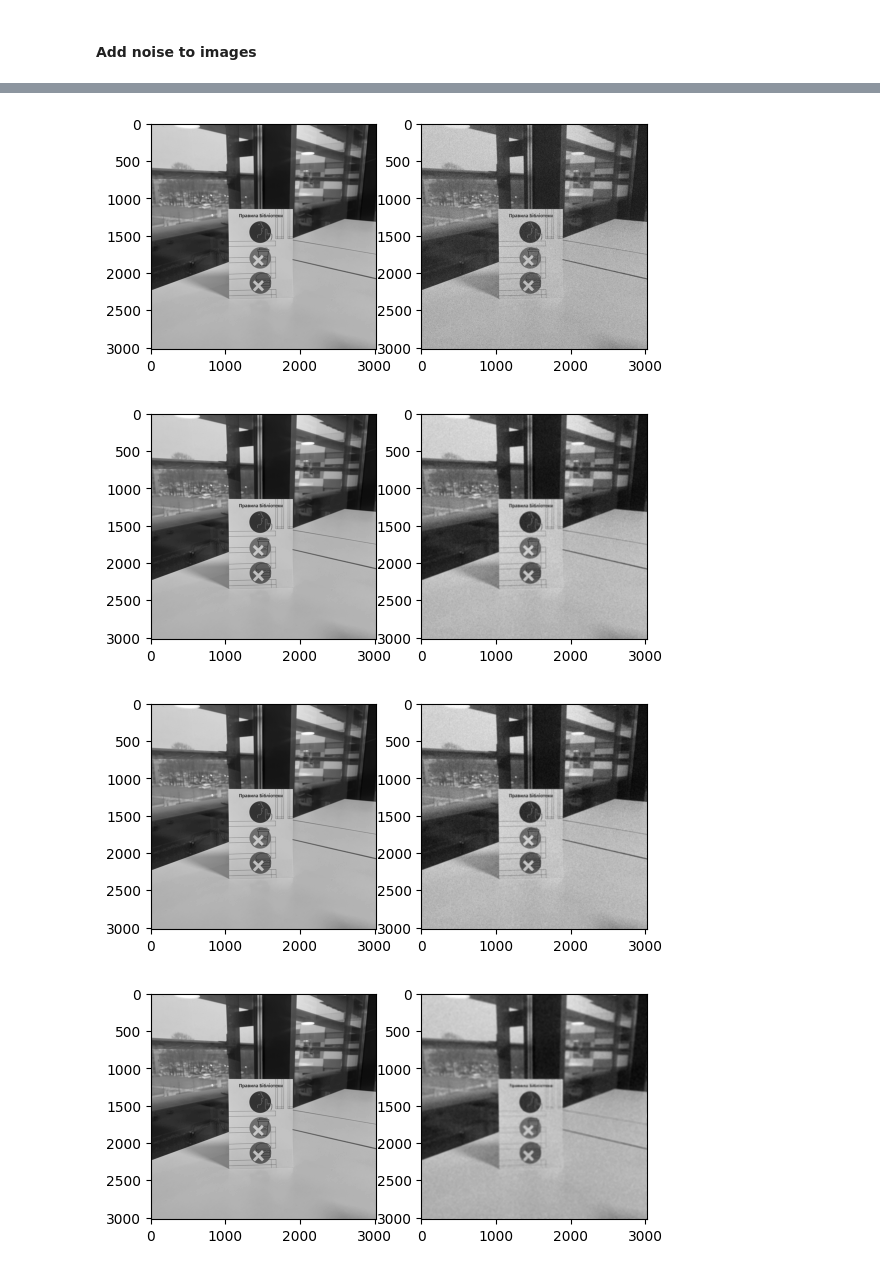
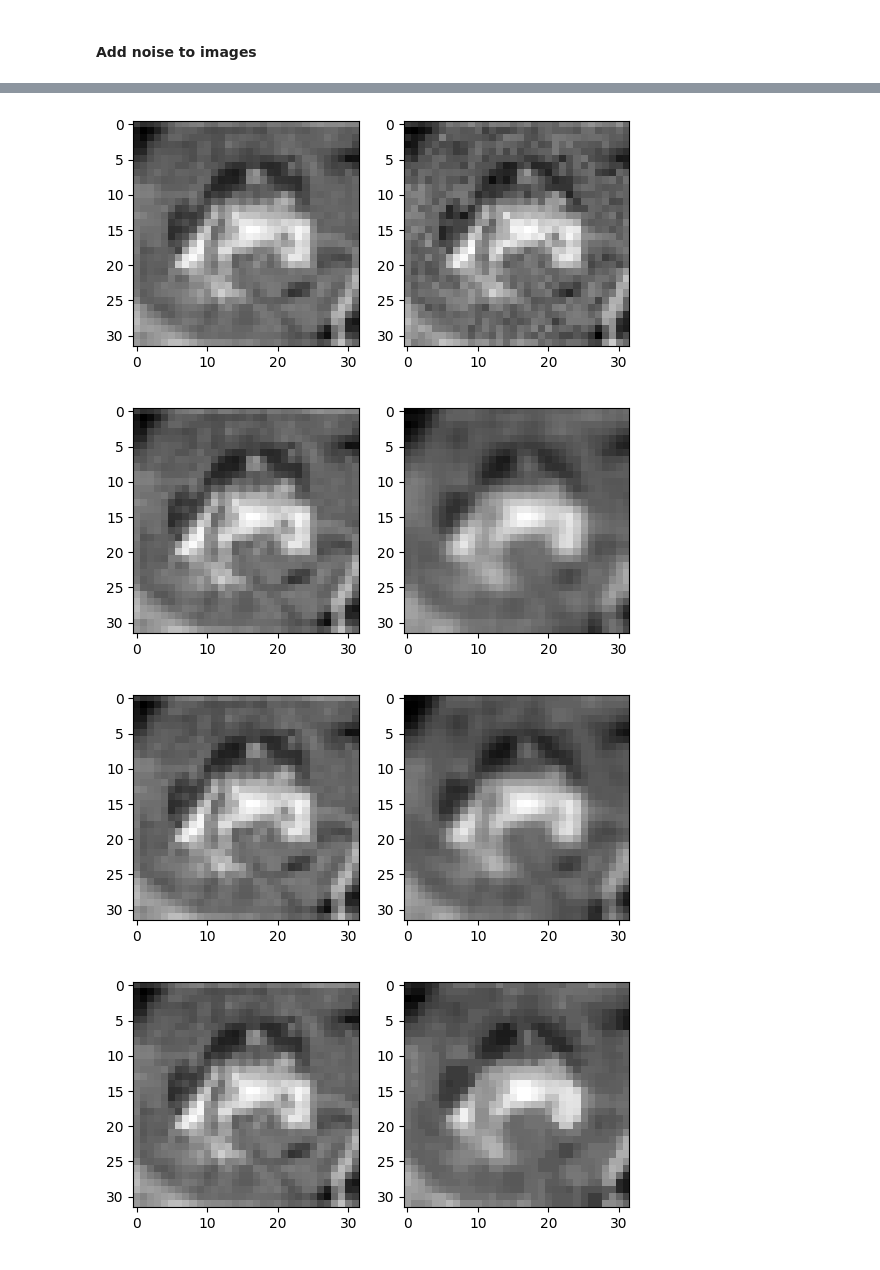
Before and after one commit to bulkobubulko/image-denoising, a Jupyter notebook: image-denoising.ipynb, the cells around one changed output, grey strips where cells are left out. Drawn from its saved outputs; the diff is of its cells as text; code cells hidden in the pictures.

```diff
--- a/image-denoising.ipynb
+++ b/image-denoising.ipynb
@@ -297,11 +297,10 @@ def plot_images(img1, img2):
 #### Add noise to images
 # %%
 images = load_images()
-images = images[:10]
 images_noisy = []
 
 for i in range((len(images))):
-    img, img_noisy = add_noise(images[i], 0, 10)
+    img, img_noisy = add_noise(images[i], 0, 15)
     images_noisy.append(img_noisy)
 
 for i in range(1):
@@ -311,7 +309,0 @@ for i in range(1):
-# %%
-image_path = './data/images/input-0.png'
-img = cv2.imread(image_path, cv2.IMREAD_GRAYSCALE)
-
-img, img_noisy = add_noise(img, 0, 30)
-
-plot_images(img, img_noisy)
@@ -452,29 +477,32 @@ plt.show()
 # %%
-image = cv2.imread('./data/images/input-0.png', cv2.IMREAD_GRAYSCALE)
-img, img_noisy = add_noise(image, 0, 60)
+kernel_size = 3
+k0 = 12
 
-img_avg = averaging_filter(img_noisy, 16)
-img_gaussian = gaussian_filter(img_noisy, 25)
-img_median = median_filter(img_noisy, 29)
+img = images[0]
+img_noisy = images_noisy[0]
 
-img_low_pass, img_fft_shift = low_pass_filter(img_noisy, 100)
-img_butterworth, img_fft_shift = low_pass_butterworth_filter(img_noisy, 40, 2)
-img_gaussian_low_pass, img_fft_shift = low_pass_gaussian_filter(img_noisy, 50)
+img_avg = averaging_filter(img_noisy, kernel_size)
+img_gaussian = gaussian_filter(img_noisy, kernel_size)
+img_median = median_filter(img_noisy, kernel_size)
+
+img_low_pass, img_fft_shift = low_pass_filter(img_noisy, k0)
+img_butterworth, img_fft_shift = low_pass_butterworth_filter(img_noisy, k0)
+img_gaussian_low_pass, img_fft_shift = low_pass_gaussian_filter(img_noisy, k0)
 
 plot_images(img, img_noisy)
 
 plot_images(img, img_avg)
 plot_images(img, img_gaussian)
 plot_images(img, img_median)
 
 plot_images(img, img_low_pass)
 plot_images(img, img_butterworth)
 plot_images(img, img_gaussian_low_pass)
 
 plt.imshow(np.log(1 + np.abs(img_fft_shift)), cmap='gray')
 plt.show()
 # %% [output]
-[figure, old version]
+[figure, new version]
-[figure, old version]
+[figure, new version]
-[figure, old version]
+[figure, new version]
-[figure, old version]
+[figure, new version]
```
Also changed, not shown: parts of 8 cells of this notebook, 3 other files.
